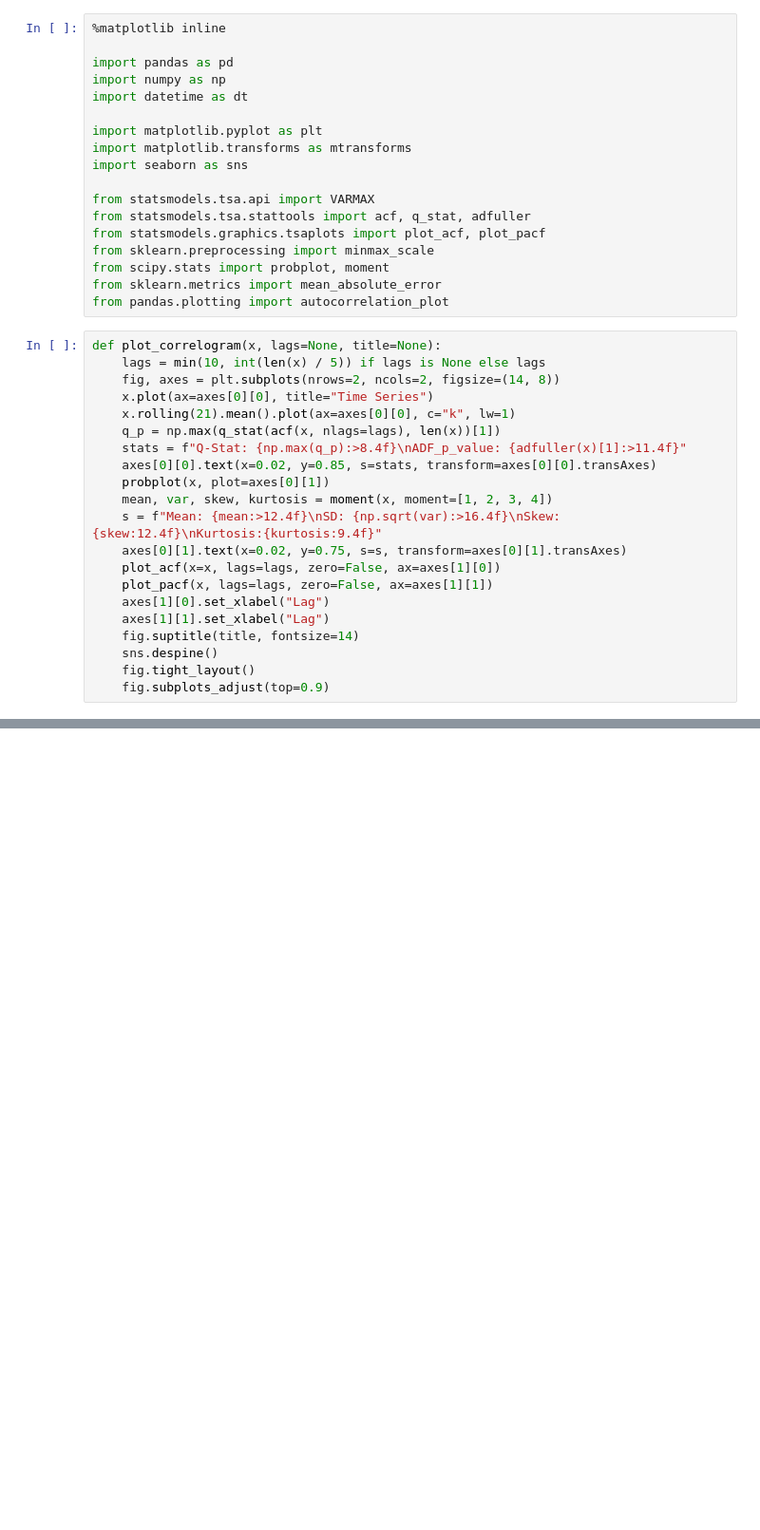
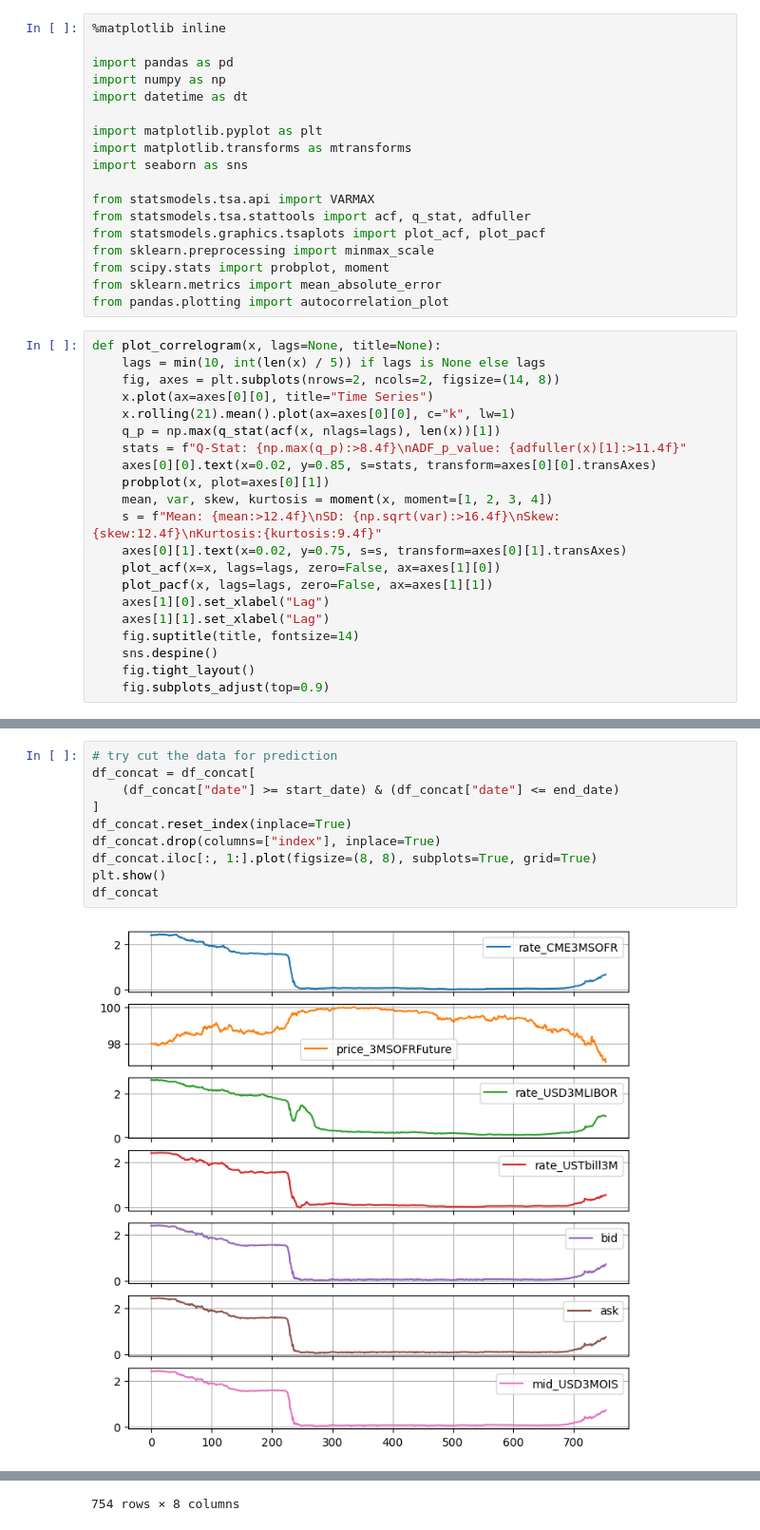
Before and after one commit to kilowiski/qf634_proj, a Jupyter notebook: code/634_jos.ipynb, the cells around one changed output, grey strips where cells are left out. Shown: that part at 95% size. Cells and saved outputs as stored; diff of their text form; blank space fills up the shorter version.

```diff
--- a/code/634_jos.ipynb
+++ b/code/634_jos.ipynb
@@ -205,0 +245,12 @@ plt.plot(y_CME3MSOFR_transform["rate"])
+# %%
+# try cut the data for prediction
+df_concat = df_concat[
+    (df_concat["date"] >= start_date) & (df_concat["date"] <= end_date)
+]
+df_concat.reset_index(inplace=True)
+df_concat.drop(columns=["index"], inplace=True)
+df_concat.iloc[:, 1:].plot(figsize=(8, 8), subplots=True, grid=True)
+plt.show()
+df_concat
+# %% [output]
+[figure, added]
@@ -205,0 +269 @@ plt.plot(y_CME3MSOFR_transform["rate"])
+754 rows × 8 columns
```
Also changed, not shown: parts of 40 cells of this notebook.
